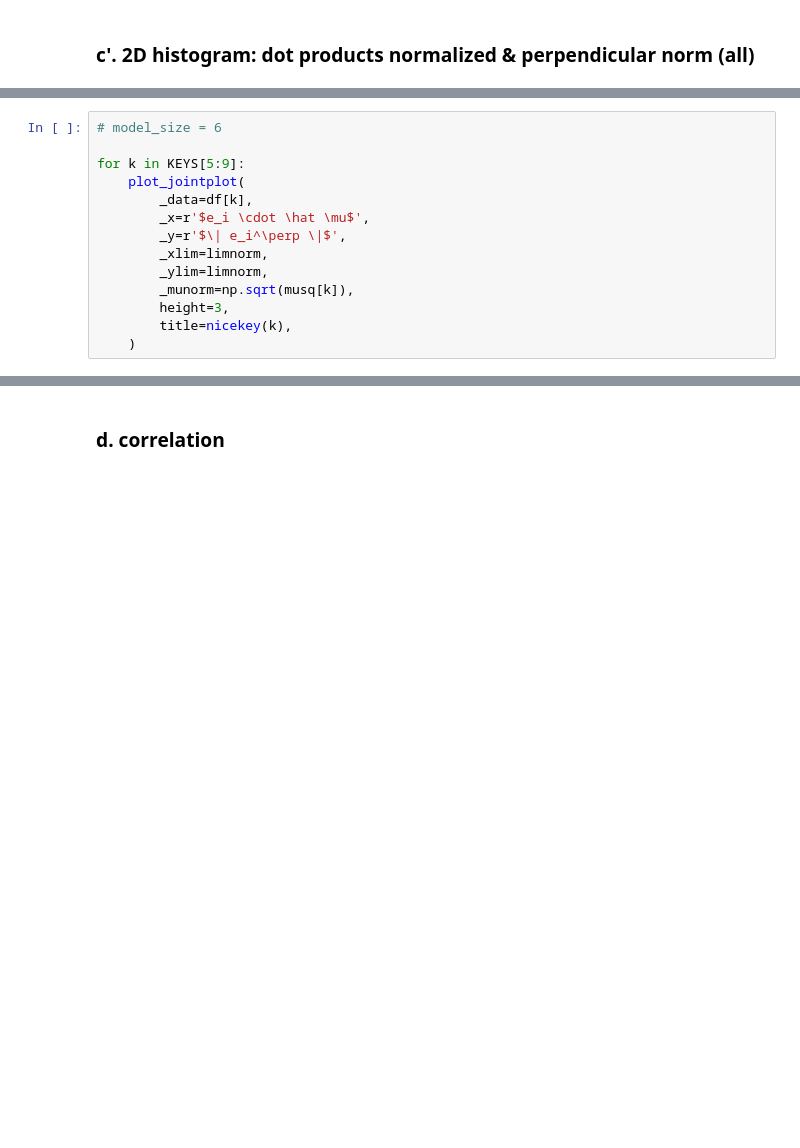
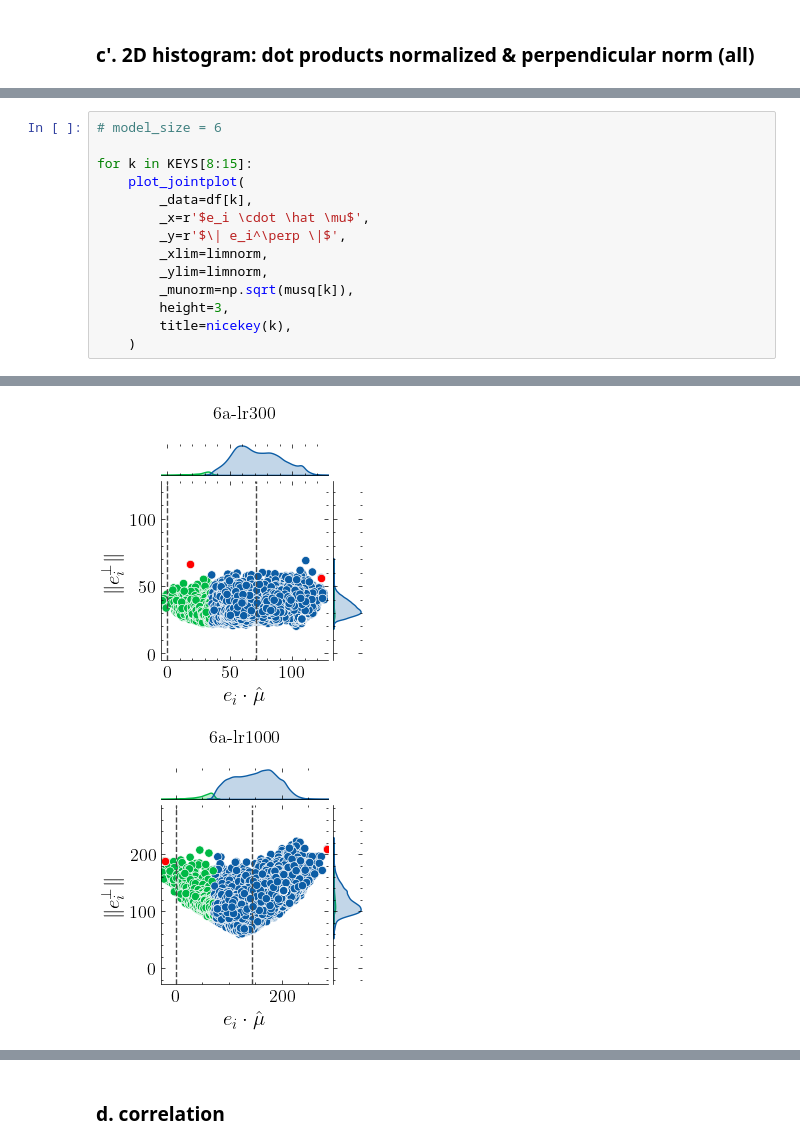
Before and after one commit to flxst/output-embedding-centering, a Jupyter notebook: results/Analyze_All_Model_Embeddings.ipynb, the cells around one changed output, grey strips where cells are left out. Saved outputs shown, nothing was run; the diff lists cells and outputs as text; blank space fills up the shorter version.

```diff
--- a/results/Analyze_All_Model_Embeddings.ipynb
+++ b/results/Analyze_All_Model_Embeddings.ipynb
@@ -446,7 +517,7 @@ below: index =    79, (27.77**2 + 17.07**2)**1/2 = 32.60
 # %%
 # model_size = 6
 
-for k in KEYS[5:9]:
+for k in KEYS[8:15]:
     plot_jointplot(
         _data=df[k],
         _x=r'$e_i \cdot \hat \mu$',
@@ -479,0 +553,2 @@ below: index =    10, (2.13**2 + 1.29**2)**1/2 = 2.48
+[figure, added]
+[figure, added]
```
Also changed, not shown: parts of 28 cells of this notebook, 11 other files.
